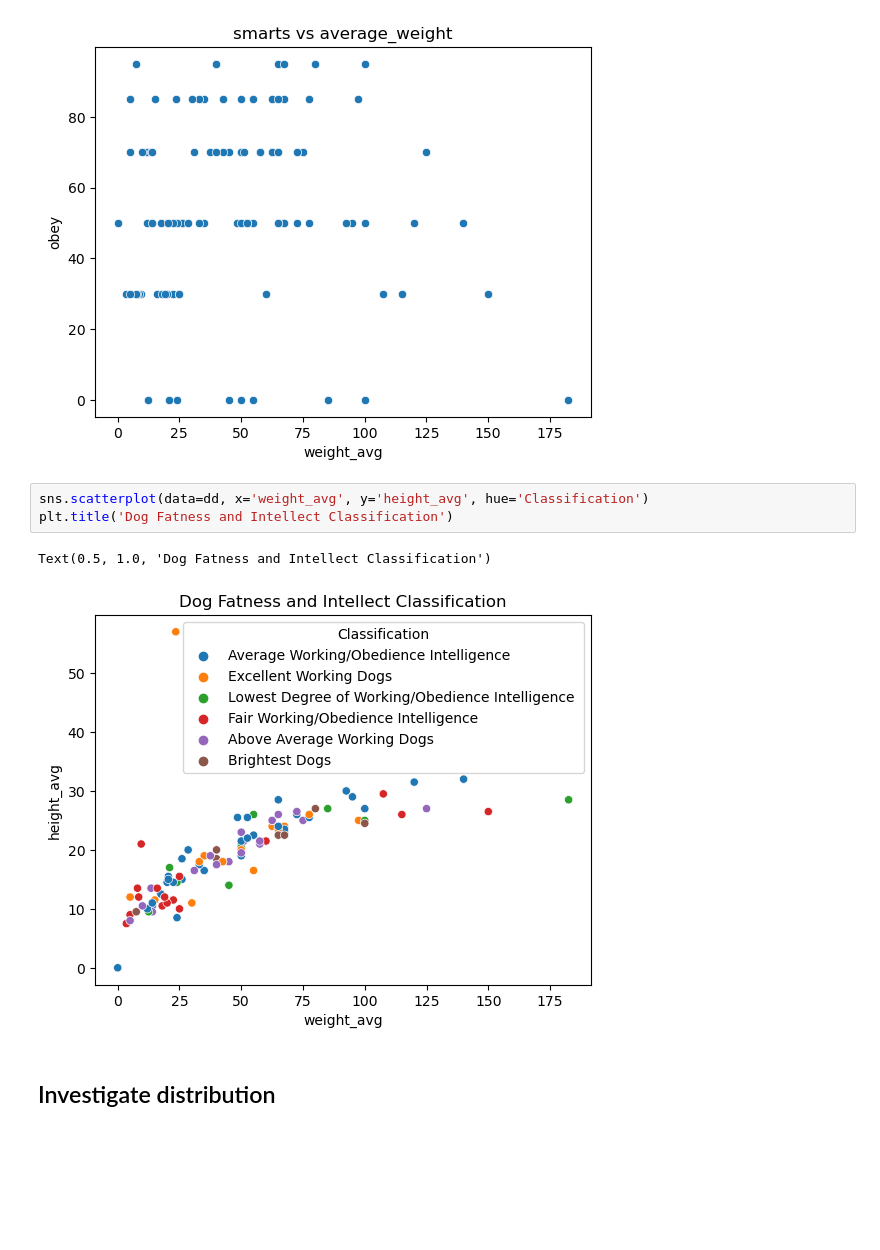
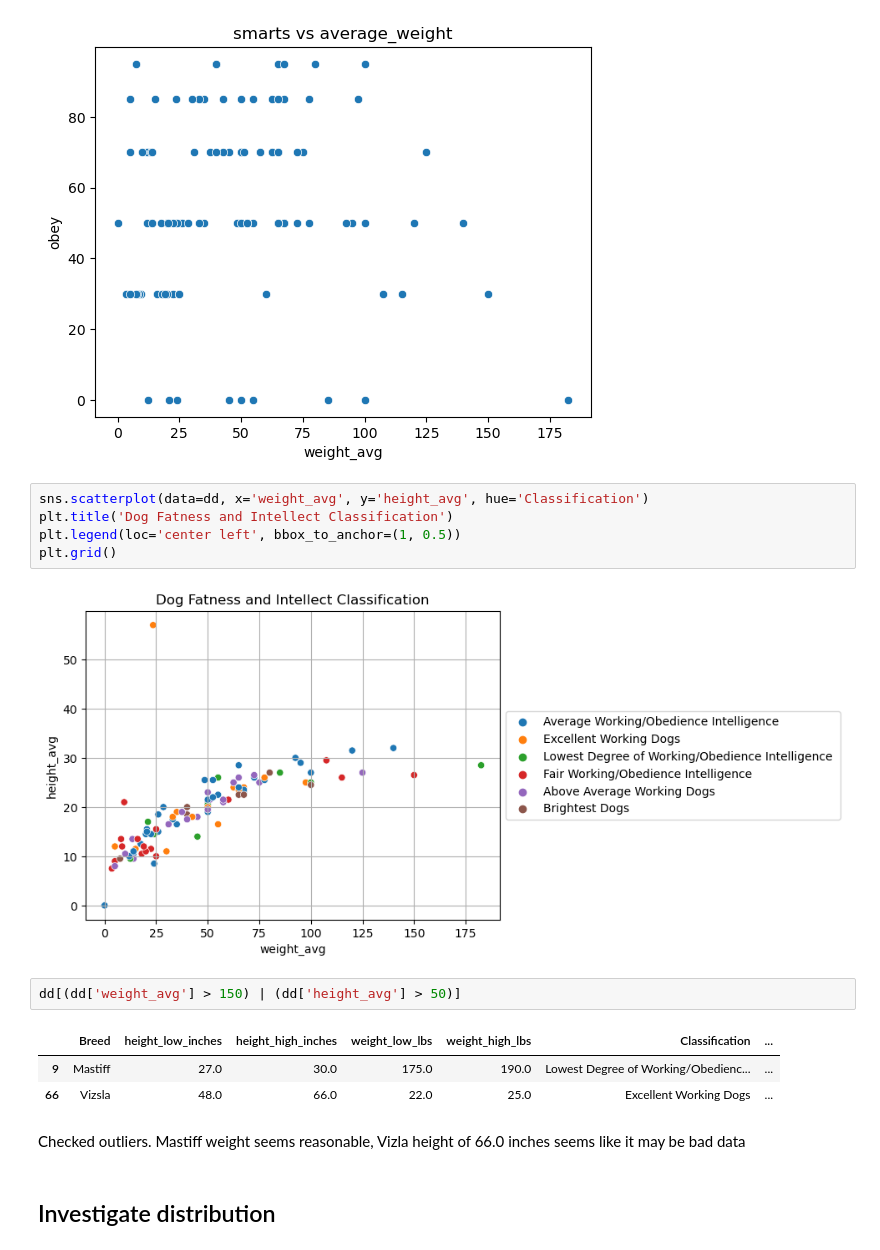
Before and after one commit to OtterBots/CST383_Project, a Jupyter notebook: Otterbot_project.ipynb, the cells around one changed output. Saved outputs shown, nothing was run; the diff lists cells and outputs as text; blank space fills up the shorter version.

```diff
--- a/Otterbot_project.ipynb
+++ b/Otterbot_project.ipynb
@@ -72,9 +72,18 @@ Text(0.5, 1.0, 'smarts vs average_weight')
 # %%
 sns.scatterplot(data=dd, x='weight_avg', y='height_avg', hue='Classification')
 plt.title('Dog Fatness and Intellect Classification')
+plt.legend(loc='center left', bbox_to_anchor=(1, 0.5))
+plt.grid()
 # %% [output]
-Text(0.5, 1.0, 'Dog Fatness and Intellect Classification')
-[figure, old version]
+[figure, new version]
+# %%
+dd[(dd['weight_avg'] > 150) | (dd['height_avg'] > 50)]
+# %% [output]
+|  | Breed | height_low_inches | height_high_inches | weight_low_lbs | weight_high_lbs | Classification | ... |
+| 9 | Mastiff | 27.0 | 30.0 | 175.0 | 190.0 | Lowest Degree of Working/Obedienc... | ... |
+| 66 | Vizsla | 48.0 | 66.0 | 22.0 | 25.0 | Excellent Working Dogs | ... |
+# %% [markdown]
+Checked outliers. Mastiff weight seems reasonable, Vizla height of 66.0 inches seems like it may be bad data
 # %% [markdown]
 ## Investigate distribution
 # %%
```
Also changed, not shown: parts of 2 cells of this notebook.
